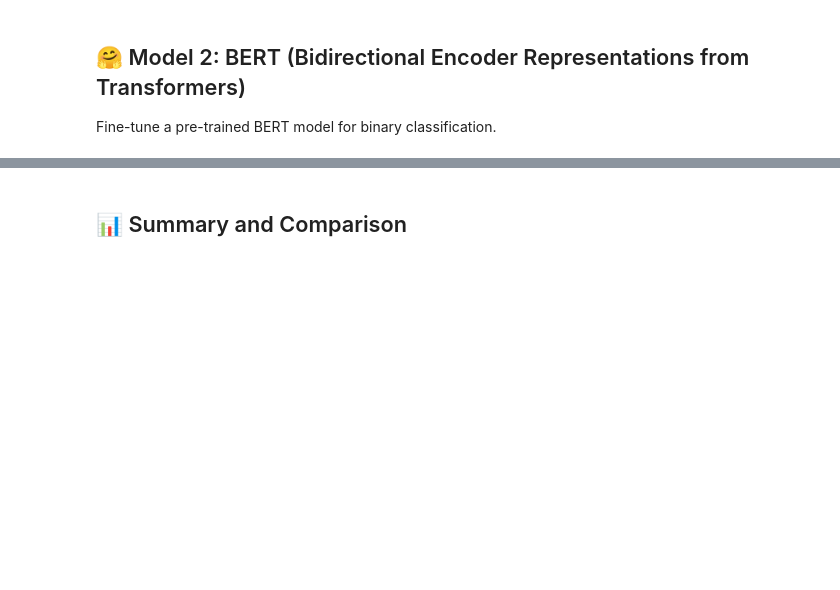
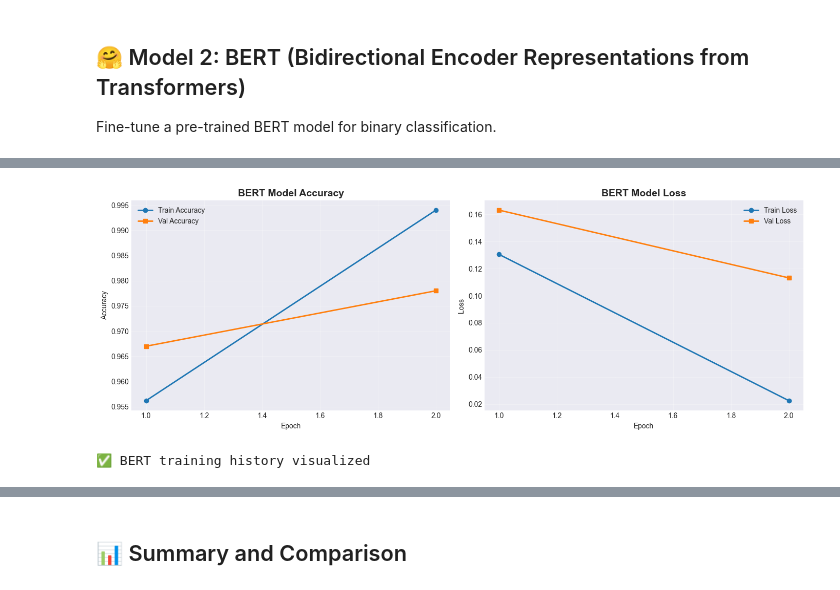
Before and after one commit to Huzaifanasir95/Human-vs-AI-Classifier, a Jupyter notebook: notebooks/05_deep_learning_models.ipynb, the cells around one changed output, grey strips where cells are left out. Drawn from its saved outputs; the diff is of its cells as text; code cells hidden in the pictures; blank space fills up the shorter version.

```diff
--- a/notebooks/05_deep_learning_models.ipynb
+++ b/notebooks/05_deep_learning_models.ipynb
@@ -595,0 +777,36 @@ print(cm)
+# %%
+# Plot BERT training history
+fig, axes = plt.subplots(1, 2, figsize=(14, 5))
+
+# Extract training stats
+epochs_list = [stat['epoch'] for stat in training_stats]
+train_losses = [stat['train_loss'] for stat in training_stats]
+val_losses = [stat['val_loss'] for stat in training_stats]
+train_accs = [stat['train_acc'] for stat in training_stats]
+val_accs = [stat['val_acc'] for stat in training_stats]
+
+# Plot accuracy
+axes[0].plot(epochs_list, train_accs, label='Train Accuracy', marker='o', linewidth=2)
+axes[0].plot(epochs_list, val_accs, label='Val Accuracy', marker='s', linewidth=2)
+axes[0].set_title('BERT Model Accuracy', fontsize=14, fontweight='bold')
+axes[0].set_xlabel('Epoch')
+axes[0].set_ylabel('Accuracy')
+axes[0].legend()
+axes[0].grid(True, alpha=0.3)
+
+# Plot loss
+axes[1].plot(epochs_list, train_losses, label='Train Loss', marker='o', linewidth=2)
+axes[1].plot(epochs_list, val_losses, label='Val Loss', marker='s', linewidth=2)
+axes[1].set_title('BERT Model Loss', fontsize=14, fontweight='bold')
+axes[1].set_xlabel('Epoch')
+axes[1].set_ylabel('Loss')
+axes[1].legend()
+axes[1].grid(True, alpha=0.3)
+
+plt.tight_layout()
+plt.show()
+
+print("✅ BERT training history visualized")
+# %% [output]
+[figure, added]
+✅ BERT training history visualized
```
Also changed, not shown: parts of 27 cells of this notebook, 3 other files.
